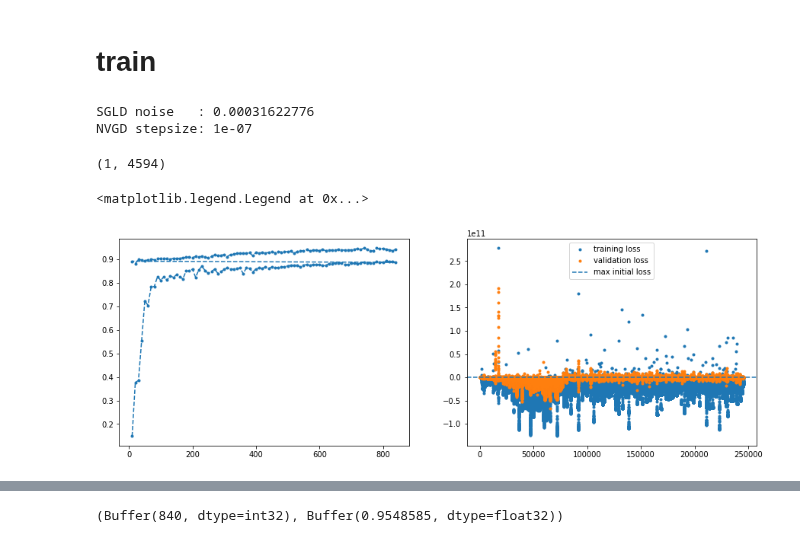
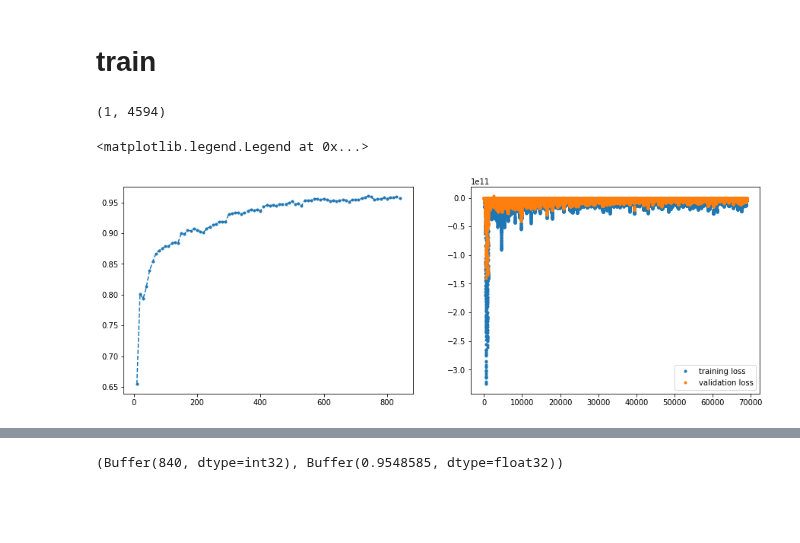
Before and after one commit to ratschlab/projects-2020-Neural-SVGD, a Jupyter notebook: notebooks/bayesian-neural-network/Neural-VGD.ipynb, the cells around one changed output, grey strips where cells are left out. Saved outputs shown, nothing was run; the diff lists cells and outputs as text; code cells hidden in the pictures; blank space fills up the shorter version.

```diff
--- a/notebooks/bayesian-neural-network/Neural-VGD.ipynb
+++ b/notebooks/bayesian-neural-network/Neural-VGD.ipynb
@@ -81,0 +96,2 @@ Loading data...
+# %%
+key, subkey = random.split(key)
@@ -89,14 +121,16 @@ def init_particles_fn(subkey):
 
 key, subkey = random.split(key)
 init_particles = init_particles_fn(subkey)
-opt = optax.sgd(STEP_SIZE)
-# opt = optax.adam(ADAM_STEPSIZE)
+if OPTIMIZER == "SGD":
+    opt = optax.sgd(STEP_SIZE)
+elif OPTIMIZER == "ADAM":
+    opt = optax.adam(ADAM_STEPSIZE)
 
 key, subkey1, subkey2 = random.split(key, 3)
 neural_grad = models.SDLearner(target_dim=init_particles.shape[1],
                                learning_rate=META_LEARNING_RATE,
                                key=subkey1,
-                               sizes= [256]*5 + [init_particles.shape[1]],
+                               sizes= [256]*3 + [init_particles.shape[1]], # CHANGED from 5
                                aux=False,
                                use_hutchinson=True,
                                lambda_reg=LAMBDA_REG,
@@ -164,14 +198,14 @@ ratio: 0.9978412
 # %%
-EARLY_STOPPING = False
+EARLY_STOPPING = True
 # %% [markdown]
 # train
 # %%
-MAX_TRAIN_STEPS = 200 if EARLY_STOPPING else 200
+MAX_TRAIN_STEPS = 100 if EARLY_STOPPING else 200
 
 # N_PARTICLE_STEPS = 5
 def step(split_particles, split_dlogp):
     """one iteration of the particle trajectory simulation"""
-    neural_grad.params = neural_grad.init_params()
+#     neural_grad.params = neural_grad.init_params()
     neural_grad.train(
         split_particles=split_particles,
         split_dlogp=split_dlogp,
@@ -189,29 +223,6 @@ def compute_eval(step_counter, ps, loglikelihood):
         "loglikelihood": loglikelihood.mean(),
     }
     return stepdata
-
-SGLD_STEPSIZE = 5e-8
-print('SGLD noise   :', jnp.sqrt(2*SGLD_STEPSIZE))
-print('NVGD stepsize:', STEP_SIZE)
-sgld = utils.sgld(SGLD_STEPSIZE)
-sgld_state = sgld.init(init_particles)
-
-
-@jit
-def sgld_step(particles, dlogp, sgld_state):
-    """Update param_set elements in parallel using Langevin dynamics."""
-    g, sgld_state = sgld.update(-dlogp, sgld_state, particles)
-    particles = optax.apply_updates(particles, g)
-    aux = {
-        "global_grad_norm": optax.global_norm(g),
-    }
-    return particles, sgld_state, aux
-
-
-sgld_aux = {}
-# %% [output]
-SGLD noise   : 0.00031622776
-NVGD stepsize: 1e-07
 # %%
 split_particles = particles.next_batch(key, n_train_particles=100)
 split_particles[1].shape
@@ -265,14 +276,14 @@ for _ in tqdm(range(num_steps)):
 # %%
 fig, axs = plt.subplots(1, 2, figsize=[15, 5])
 
 ax = axs[0]
 ax.plot(*zip(*particles.rundata['accuracy']), "--.", label="accuracy")
 
 ax = axs[1]
 ax.plot(neural_grad.rundata['loss'], ".", label="training loss")
 ax.plot(neural_grad.rundata['val_loss'], ".", label="validation loss")
-ax.axhline(y=min_loss, label="max initial loss", linestyle="--")
+# ax.axhline(y=min_loss, label="max initial loss", linestyle="--")
 ax.legend()
 # %% [output]
 <matplotlib.legend.Legend at 0x...>
-[figure, old version]
+[figure, new version]
```
Also changed, not shown: parts of 22 cells of this notebook, 3 other files.
